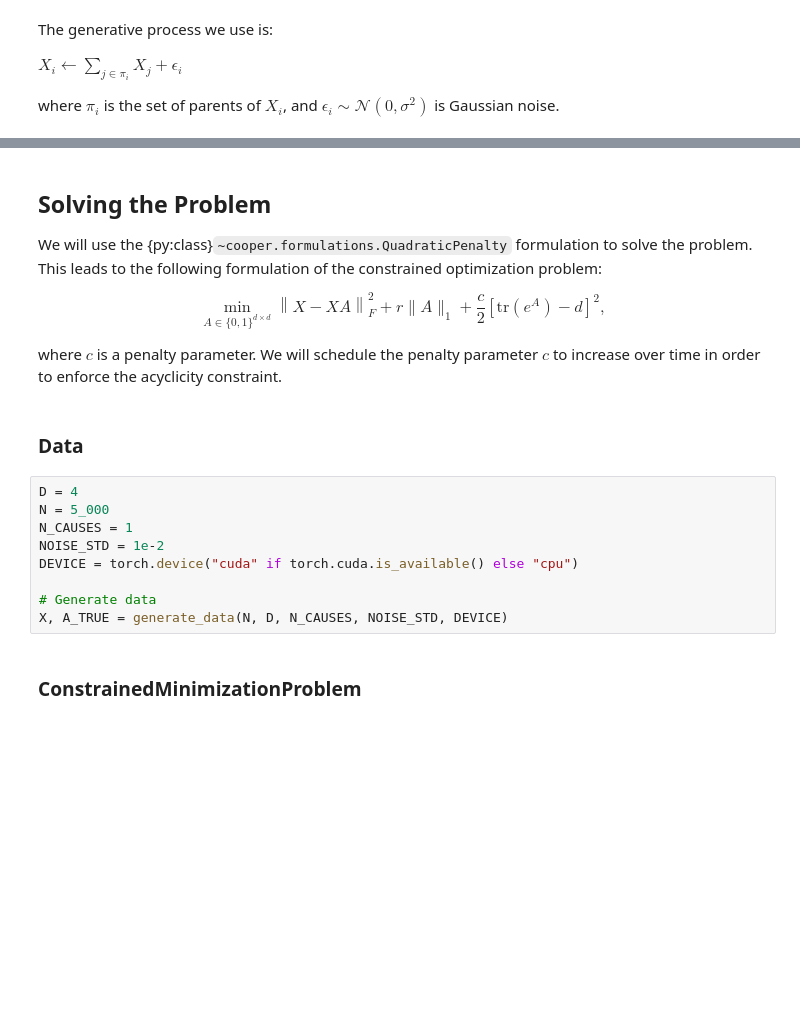
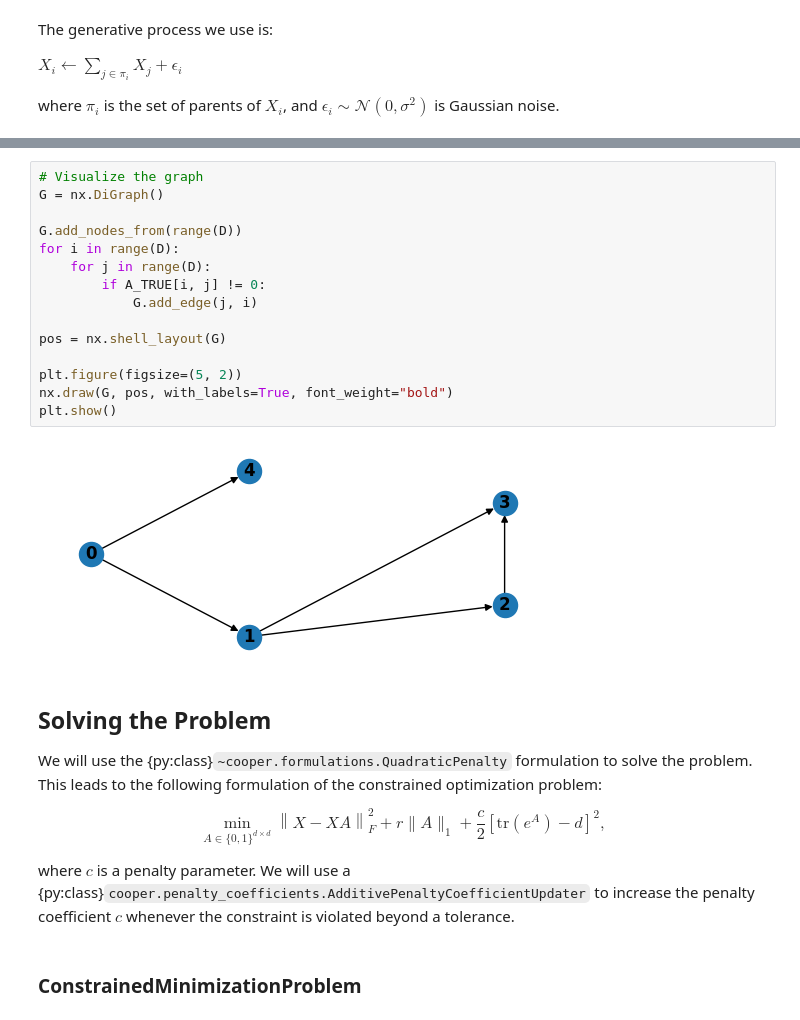
Before and after one commit to cooper-org/cooper, a Jupyter notebook: docs/source/notebooks/plot_dag_learning.ipynb, the cells around one changed output, grey strips where cells are left out. Cells and saved outputs as stored; diff of their text form; blank space fills up the shorter version.

```diff
--- a/docs/source/notebooks/plot_dag_learning.ipynb
+++ b/docs/source/notebooks/plot_dag_learning.ipynb
@@ -101,3 +113,20 @@ def generate_data(n: int, d: int, n_causes: int, noise_std: float, device: torch
+# %%
+# Visualize the graph
+G = nx.DiGraph()
+
+G.add_nodes_from(range(D))
+for i in range(D):
+    for j in range(D):
+        if A_TRUE[i, j] != 0:
+            G.add_edge(j, i)
+
+pos = nx.shell_layout(G)
+
+plt.figure(figsize=(5, 2))
+nx.draw(G, pos, with_labels=True, font_weight="bold")
+plt.show()
+# %% [output]
+[figure, added]
 # %% [markdown]
 ## Solving the Problem
 
@@ -107,18 +136,7 @@ $$
 \min_{A \in \{0, 1\}^{d \times d}} \left\| X - XA \right\|_F^2 + r \|A\|_1 + \frac{c}{2}[\text{tr}(e^{A}) - d]^2,
 $$
 
-where $c$ is a penalty parameter. We will schedule the penalty parameter $c$ to increase over time in order to enforce the acyclicity constraint.
+where $c$ is a penalty parameter. We will use a {py:class}`cooper.penalty_coefficients.AdditivePenaltyCoefficientUpdater` to increase the penalty coefficient $c$ whenever the constraint is violated beyond a tolerance.
-# %% [markdown]
-### Data
-# %%
-D = 4
-N = 5_000
-N_CAUSES = 1
-NOISE_STD = 1e-2
-DEVICE = torch.device("cuda" if torch.cuda.is_available() else "cpu")
-
-# Generate data
-X, A_TRUE = generate_data(N, D, N_CAUSES, NOISE_STD, DEVICE)
 # %% [markdown]
 ### ConstrainedMinimizationProblem
 # %%
```
Also changed, not shown: parts of 9 cells of this notebook, 1 other file.
